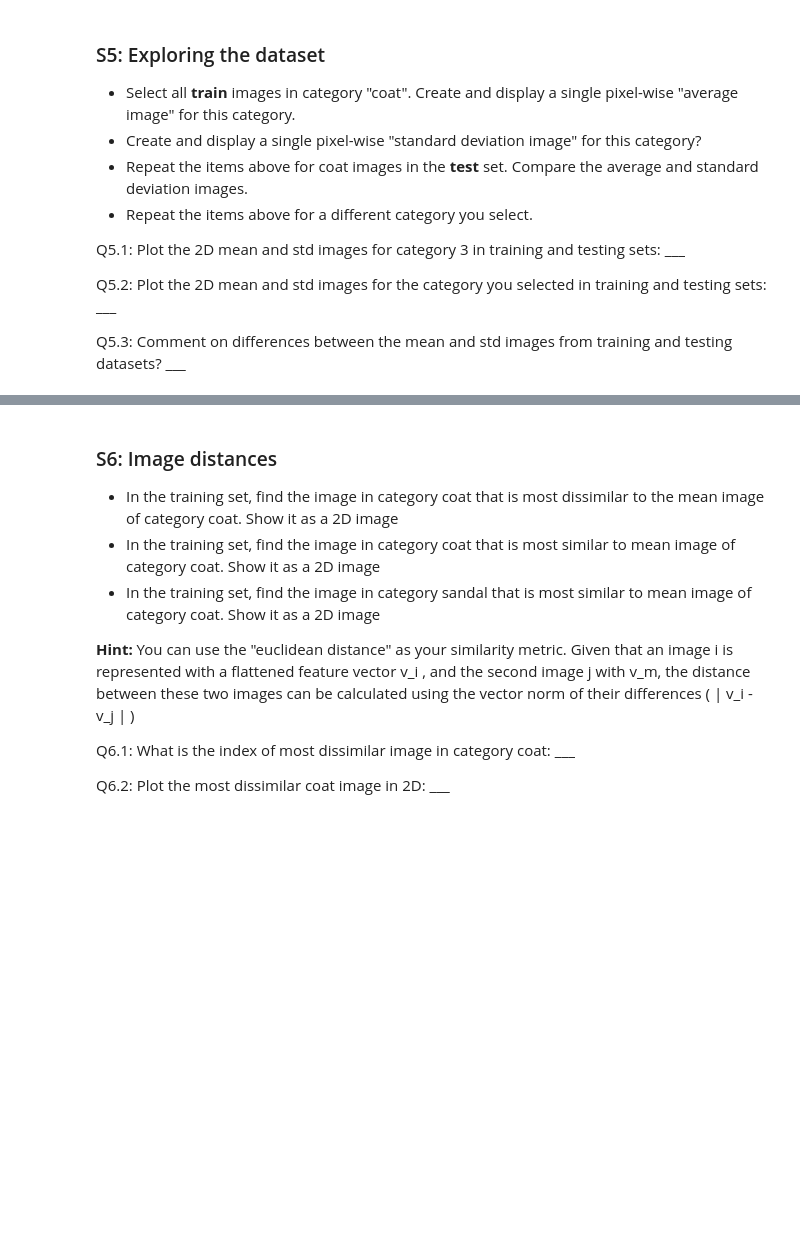
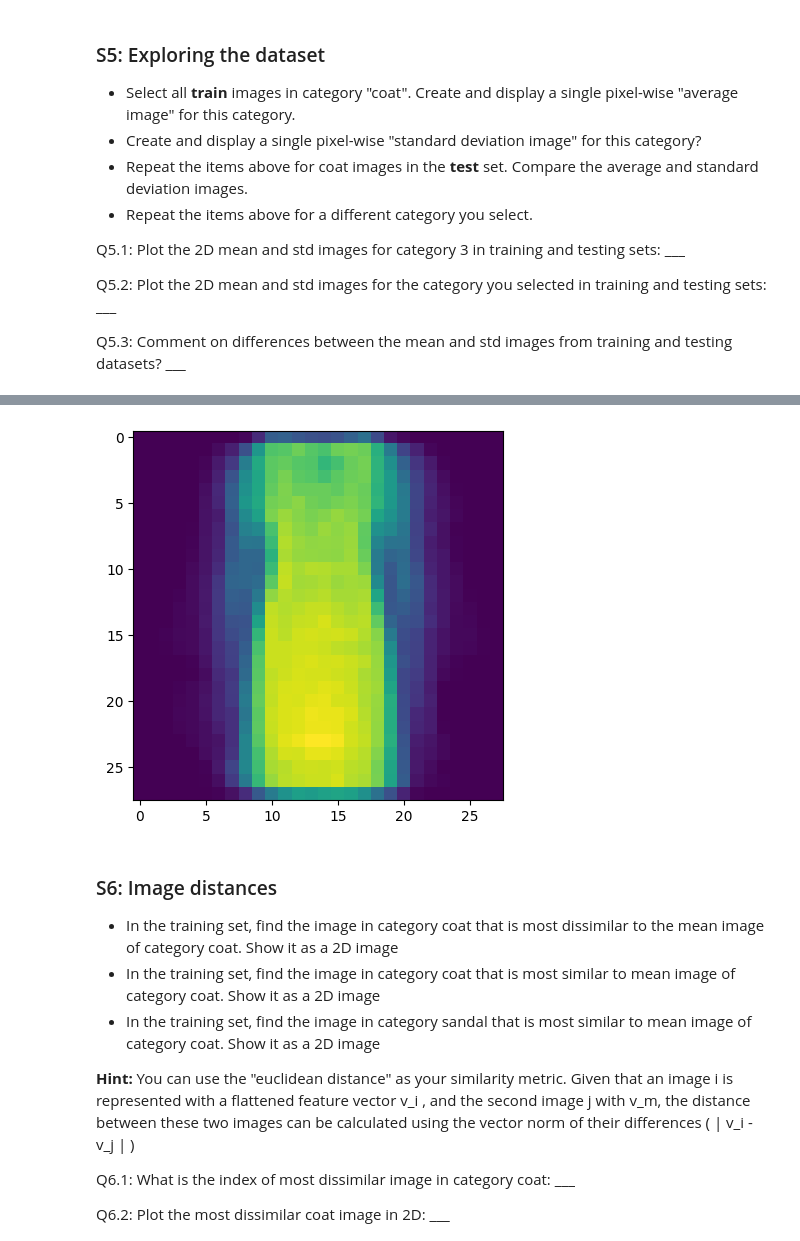
Before and after one commit to emilyzhou112/MUSA-650_Spring2024, a Jupyter notebook: Week03/HW1/MUSA650_Spring2024_PRACTICE.ipynb, the cells around one changed output, grey strips where cells are left out. Saved outputs shown, nothing was run; the diff lists cells and outputs as text; code cells hidden in the pictures; blank space fills up the shorter version.

```diff
--- a/Week03/HW1/MUSA650_Spring2024_PRACTICE.ipynb
+++ b/Week03/HW1/MUSA650_Spring2024_PRACTICE.ipynb
@@ -143,3 +246,9 @@ Q5.3: Comment on differences between the mean and std images from training and t
+# %%
+img_std = np.mean(cat3_img, axis=0) # calculate mean score across the first dimension
+plt.imshow(img_std)
+plt.show()
+# %% [output]
+[figure, added]
 # %% [markdown]
 ### S6: Image distances
 - In the training set, find the image in category coat that is most dissimilar to the mean image of category coat. Show it as a 2D image
```
Also changed, not shown: parts of 39 cells of this notebook.
